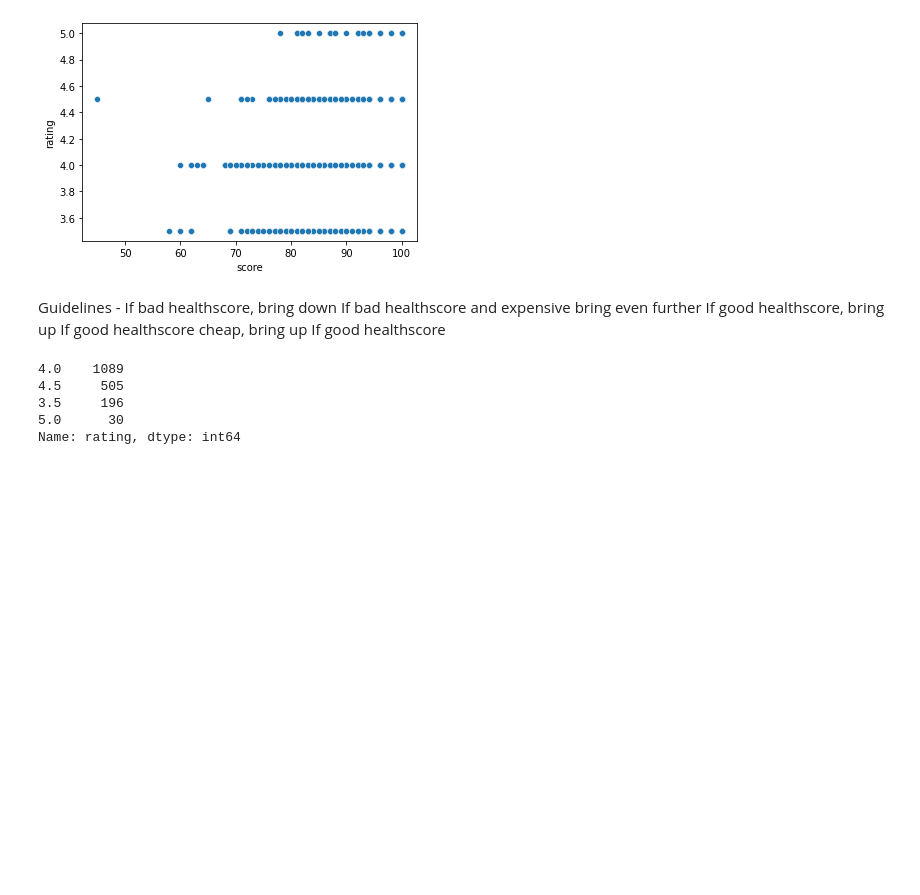
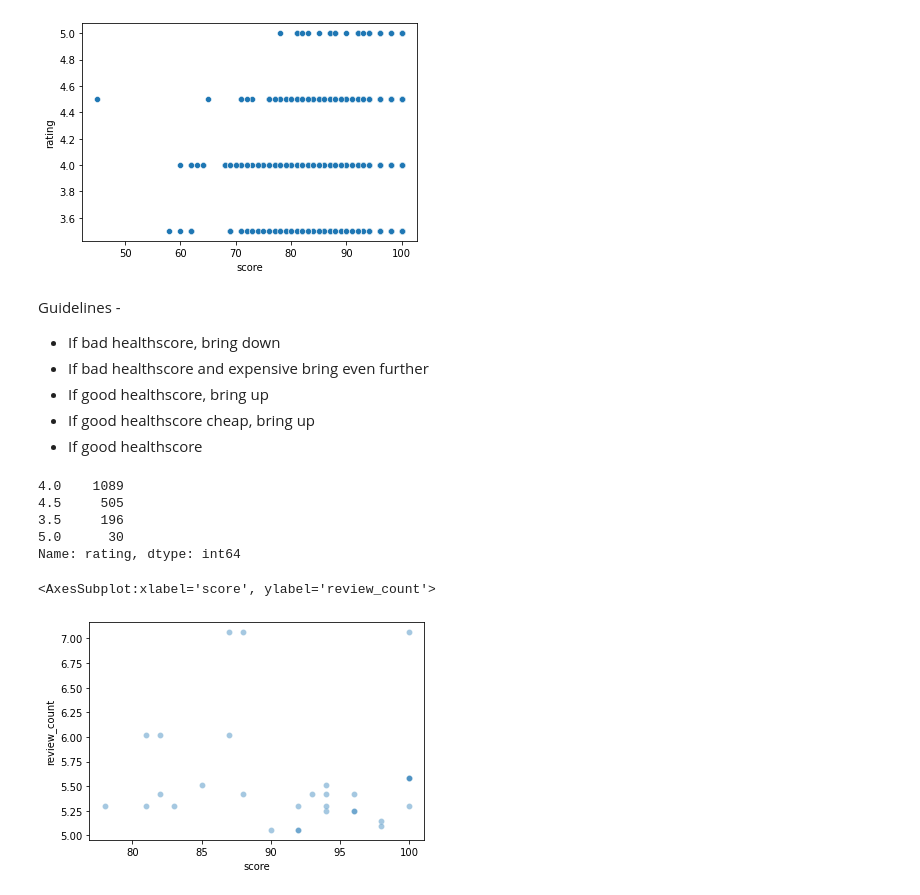
Before and after one commit to dnnyw/intro-to-ds-resources, a Jupyter notebook: final_project/data/create_data.ipynb, the cells around one changed output. Saved outputs shown, nothing was run; the diff lists cells and outputs as text; code cells hidden in the pictures; blank space fills up the shorter version.

```diff
--- a/final_project/data/create_data.ipynb
+++ b/final_project/data/create_data.ipynb
@@ -147,10 +148,10 @@ def rating_manipulate(curr_rating, review_count, price, score):
 # %% [markdown]
 Guidelines -
-If bad healthscore, bring down
-If bad healthscore and expensive bring even further
-If good healthscore, bring up
-If good healthscore cheap, bring up
-If good healthscore
+- If bad healthscore, bring down
+- If bad healthscore and expensive bring even further
+- If good healthscore, bring up
+- If good healthscore cheap, bring up
+- If good healthscore
 # %%
 health_ins['rating'].value_counts()
 # %% [output]
@@ -159,3 +160,13 @@ health_ins['rating'].value_counts()
 3.5     196
 5.0      30
 Name: rating, dtype: int64
+# %%
+five = health_ins[health_ins['rating'] == 5]
+fourpointfive = health_ins[health_ins['rating'] == 4.5]
+four = health_ins[health_ins['rating'] == 4]
+threepointfive = health_ins[health_ins['rating'] == 3.5]
+# %%
+sns.scatterplot(x = five.score, y = np.log(five.review_count), alpha = 0.4)
+# %% [output]
+<AxesSubplot:xlabel='score', ylabel='review_count'>
+[figure, added]
```
Also changed, not shown: parts of 9 cells of this notebook, 4 other files.
